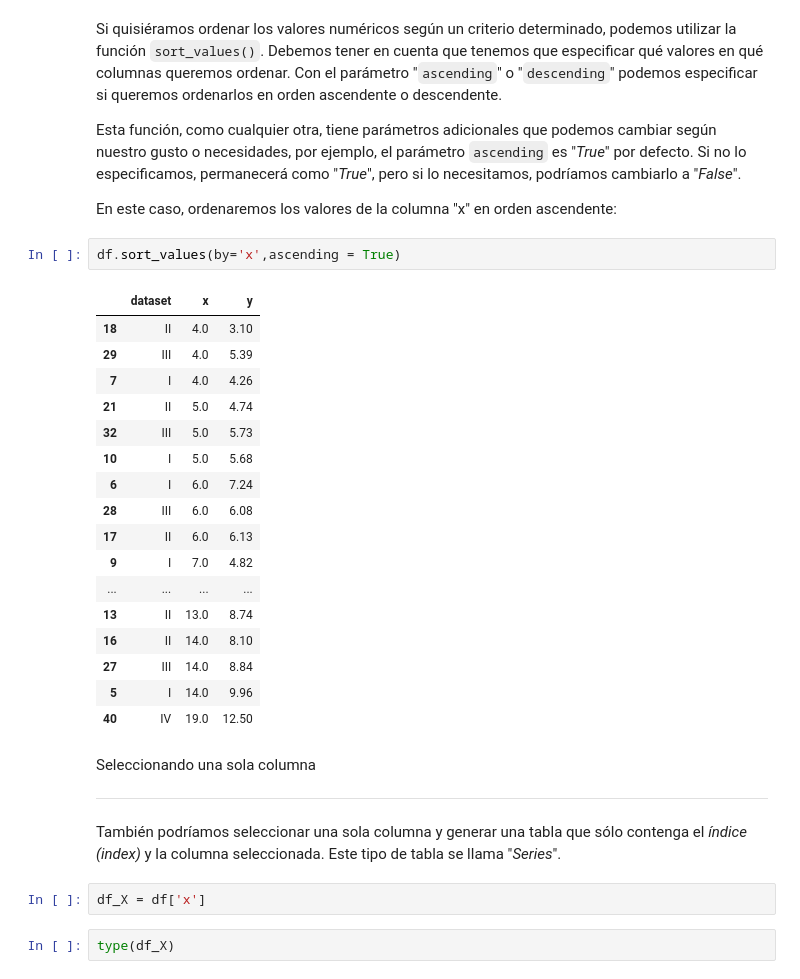
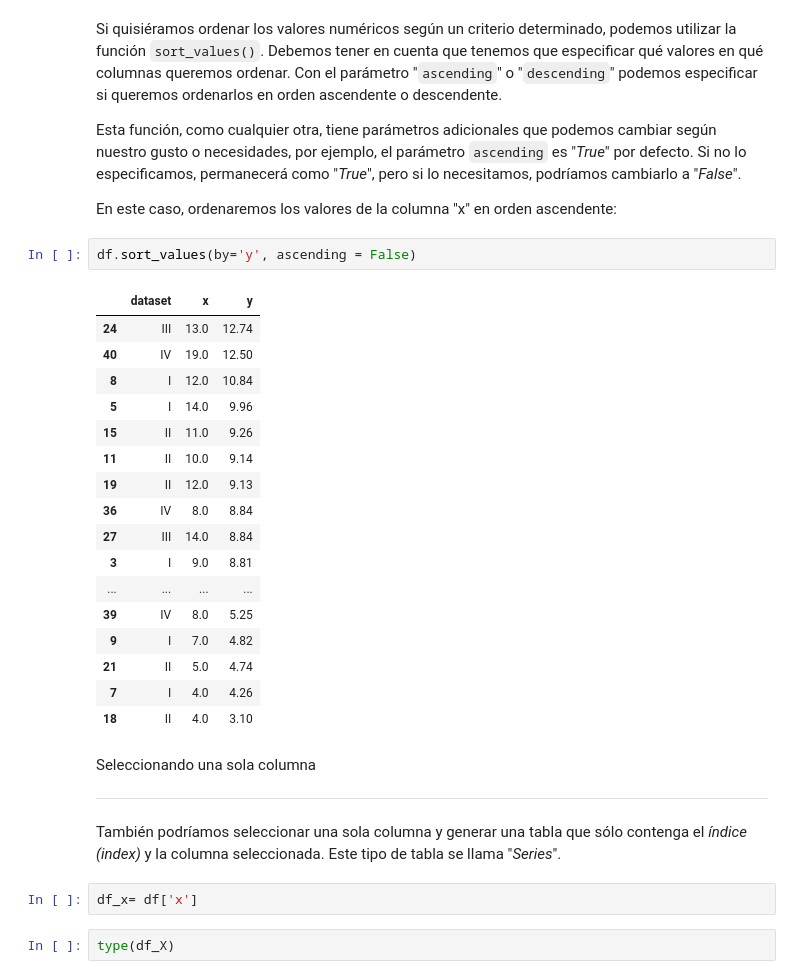
Before and after one commit to AlAnZamora-HUB/Cursos, a Jupyter notebook: 2_1_Fundamentos_de_programación.ipynb, the cells around one changed output. Drawn from its saved outputs; the diff is of its cells as text.

```diff
--- a/2_1_Fundamentos_de_programación.ipynb
+++ b/2_1_Fundamentos_de_programación.ipynb
@@ -525,32 +557,32 @@ Si quisiéramos  ordenar los valores numéricos según un criterio determinado,
 
  En este caso, ordenaremos los valores de la columna "x" en orden ascendente:
 # %%
-df.sort_values(by='x',ascending = True)
+df.sort_values(by='y', ascending = False)
 # %% [output]
 |  | dataset | x | y |
+| 24 | III | 13.0 | 12.74 |
+| 40 | IV | 19.0 | 12.50 |
+| 8 | I | 12.0 | 10.84 |
+| 5 | I | 14.0 | 9.96 |
+| 15 | II | 11.0 | 9.26 |
+| 11 | II | 10.0 | 9.14 |
+| 19 | II | 12.0 | 9.13 |
+| 36 | IV | 8.0 | 8.84 |
+| 27 | III | 14.0 | 8.84 |
+| 3 | I | 9.0 | 8.81 |
+| ... | ... | ... | ... |
+| 39 | IV | 8.0 | 5.25 |
+| 9 | I | 7.0 | 4.82 |
+| 21 | II | 5.0 | 4.74 |
+| 7 | I | 4.0 | 4.26 |
 | 18 | II | 4.0 | 3.10 |
-| 29 | III | 4.0 | 5.39 |
-| 7 | I | 4.0 | 4.26 |
-| 21 | II | 5.0 | 4.74 |
-| 32 | III | 5.0 | 5.73 |
-| 10 | I | 5.0 | 5.68 |
-| 6 | I | 6.0 | 7.24 |
-| 28 | III | 6.0 | 6.08 |
-| 17 | II | 6.0 | 6.13 |
-| 9 | I | 7.0 | 4.82 |
-| ... | ... | ... | ... |
-| 13 | II | 13.0 | 8.74 |
-| 16 | II | 14.0 | 8.10 |
-| 27 | III | 14.0 | 8.84 |
-| 5 | I | 14.0 | 9.96 |
-| 40 | IV | 19.0 | 12.50 |
 # %% [markdown]
 Seleccionando una sola columna
 
 ---
 También podríamos seleccionar una sola columna y generar una tabla que sólo contenga el _índice (index)_ y la columna seleccionada. Este tipo de tabla se llama "*Series*".
 # %%
-df_X = df['x']
+df_x= df['x']
 # %%
 type(df_X)
 # %% [output]
```
Also changed, not shown: parts of 14 cells of this notebook.
